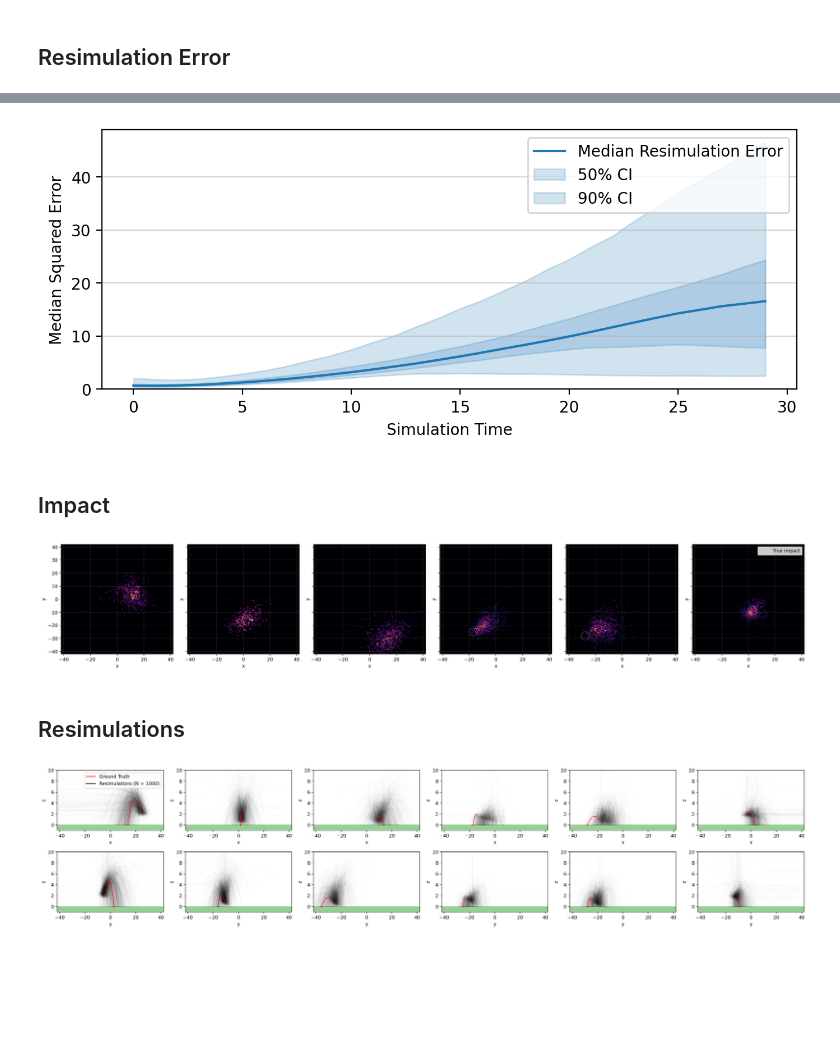
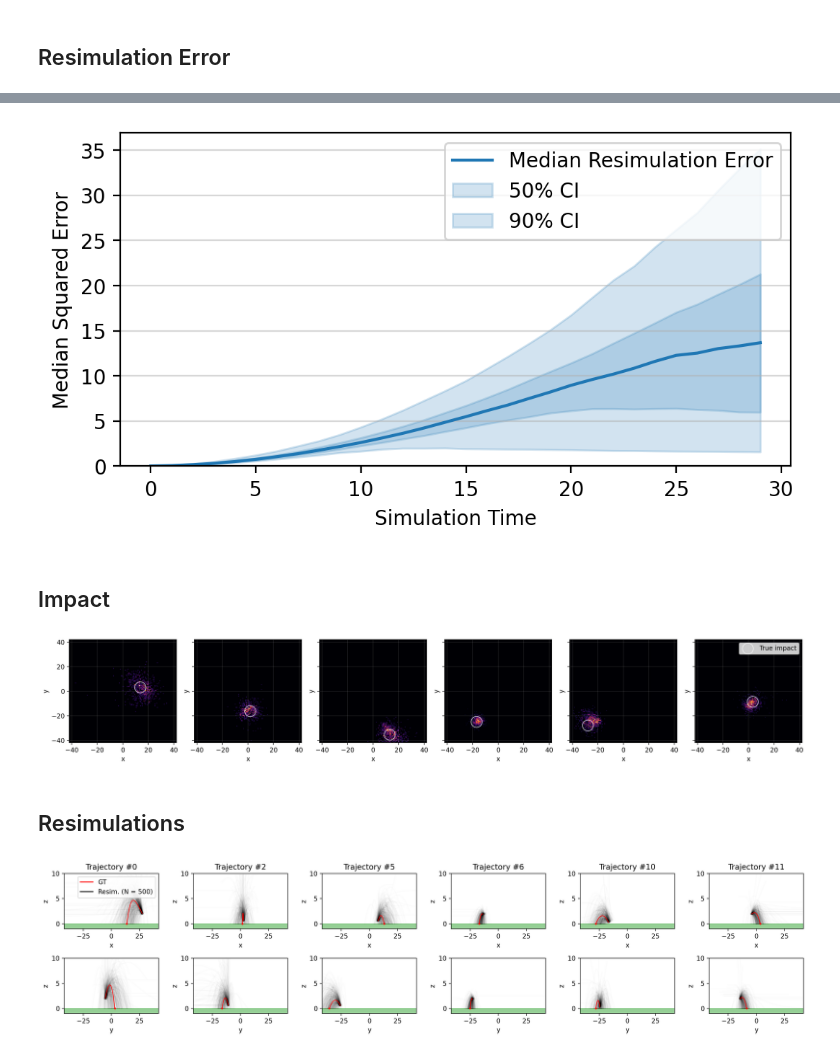
Before and after one commit to psaegert/bcnf, a Jupyter notebook: notebooks/resimulation.ipynb, the cells around one changed output, grey strips where cells are left out. Drawn from its saved outputs; the diff is of its cells as text; code cells hidden in the pictures; blank space fills up the shorter version.

Commit message:
Add trajectory results

```diff
--- a/notebooks/resimulation.ipynb
+++ b/notebooks/resimulation.ipynb
@@ -71,0 +48,13 @@ y_tensor.shape=torch.Size([1000, 19])
+# %%
+# data = load_data(sub_root_path(config['data']['path']).replace('/train', '/test'), verbose=True, keep_output_type='trajectories')
+data = load_data(sub_root_path(config['data']['path']).replace('/train', '/test'), verbose=True, keep_output_type='trajectories')
+
+y, conditions = TrainerDataHandler().get_data_for_training(
+    config,
+    cnf.parameter_index_mapping,
+    dtype=get_data_type(dtype=config["global"]["dtype"]),
+    return_tensor_dataset=False)
+
+print(f'{y.shape=}')
+for condition in conditions:
+    print(f'{condition.shape=}')
@@ -77,21 +69,25 @@ data['g_x'] = np.zeros_like(data['g_z'])
 data['g_y'] = np.zeros_like(data['g_z'])
 # %%
 # https://github.com/scipy/scipy/issues/15940
+# When unexpectedly slow, check if the videos have been loaded instead of trajectories
 X_resimulation = resimulate(
-    model=cnf,
-    T=T,
-    dt=dt,
-    y_hat=None,
-    data_dict=data,
-    X=X_tensor,
+    cnf,
+    T,
+    dt,
+    data,
+    None,
+    *conditions,
     m_samples=1_000,
     batch_size=32,
-    break_on_impact=True
+    break_on_impact=True,
+    n_procs=32
 )
 # %%
 X_resimulation.shape
 # %% [output]
 (1000, 1000, 30, 3)
+# %%
+X = conditions[0].cpu().numpy()
 # %%
 X.shape
 # %% [output]
@@ -127,20 +123,22 @@ axes[1].legend()
+# %%
+STEPS = T / dt
 # %%
 # Show the median resimulation error over simulation time
-fig, ax = plt.subplots(1, 1, figsize=(8, 3), dpi=200)
+fig, ax = plt.subplots(1, 1, figsize=(6, 3), dpi=200)
 
 ax.plot(np.nanmedian(X_errors, axis=0), label='Median Resimulation Error')
 ax.fill_between(np.arange(STEPS), *np.nanpercentile(X_errors, [25, 75], axis=0), alpha=0.2, color='C0', label='50% CI')
 ax.fill_between(np.arange(STEPS), *np.nanpercentile(X_errors, [5, 95], axis=0), alpha=0.2, color='C0', label='90% CI')
 ax.set_ylim(0, None)
 
 ax.set_xlabel('Simulation Time')
 ax.set_ylabel('Median Squared Error')
 ax.legend()
 ax.grid(axis='y', alpha=0.5)
 
 plt.savefig(os.path.join(get_dir('results', f'{MODEL_NAME}', 'figures', create=True), 'resimulation_error.png'), bbox_inches='tight')
 # %% [output]
-[figure, old version]
+[figure, new version]
 # %% [markdown]
 ## Impact
 # %%
@@ -155,13 +153,13 @@ true_impact_indices = np.where(np.diff((X[:, :, -1] > 0).astype(int)) == -1)
 X_val_impact_positions = X[true_impact_indices[0], true_impact_indices[1]]
 # %%
 # Plot a heatmap of X_resimulation[0, impact_indices, :2]
-fig, axes = plt.subplots(1, 6, figsize=(23, 4), sharey=True, dpi=200)
+fig, axes = plt.subplots(1, 6, figsize=(17, 3), sharey=True, dpi=200)
 
 for i, (show_index, ax) in enumerate(zip(true_impact_indices[0], axes)):
     X_val_impact_position = X[show_index, true_impact_indices[1][np.where(true_impact_indices[0] == show_index)[0]][0], :]
 
     ax.hist2d(X_resimulation_impact_positions[show_index][:, 0], X_resimulation_impact_positions[show_index][:, 1], bins=np.linspace(-42, 42, 128), cmap='inferno');
-    ax.scatter(X_val_impact_position[0], X_val_impact_position[1], s=300, marker='o', label='True impact', facecolors='none', edgecolors='white', alpha=0.3);
+    ax.scatter(X_val_impact_position[0], X_val_impact_position[1], s=300, marker='o', label='True impact', facecolors='none', edgecolors='white', alpha=0.8);
     ax.grid(axis='both', alpha=0.2);
     ax.set_xlabel('x');
     ax.set_ylabel('y');
@@ -172,13 +170,13 @@ fig.tight_layout()
 
 plt.savefig(os.path.join(get_dir('results', f'{MODEL_NAME}', 'figures', create=True), 'resimulation_impact_heatmap.png'))
 # %% [output]
-[figure, old version]
+[figure, new version]
 # %% [markdown]
 ## Resimulations
 # %%
-fig, axes = plt.subplots(2, 6, figsize=(23, 5), dpi=200)
+fig, axes = plt.subplots(2, 6, figsize=(17, 4), dpi=200)
 
-n_trajectories = 1000
+n_trajectories = 500
 max_time = 1000
 
 for i, (ax_row, ax_name) in enumerate(zip(axes, ['x', 'y'])):
@@ -192,14 +190,17 @@ for i, (ax_row, ax_name) in enumerate(zip(axes, ['x', 'y'])):
         ax.set_ylabel('z');
         ax.axhspan(-2, 0, alpha=0.5, color='tab:green');
 
+        if i == 0:
+            ax.set_title(f'Trajectory #{show_index}')
+
 
 # Add an additional legend for resimulation with red and black lines
-red_patch = plt.Line2D([0], [0], color='red', label='Ground Truth')
-black_patch = plt.Line2D([0], [0], color='black', label=f'Resimulations (N = {n_trajectories})')
+red_patch = plt.Line2D([0], [0], color='red', label='GT')
+black_patch = plt.Line2D([0], [0], color='black', label=f'Resim. (N = {n_trajectories})')
 axes[0, 0].legend(handles=[red_patch, black_patch], loc='upper right');
 
 fig.tight_layout()
 
 plt.savefig(os.path.join(get_dir('results', f'{MODEL_NAME}', 'figures', create=True), 'resimulation.png'), dpi=200)
 # %% [output]
-[figure, old version]
+[figure, new version]
```
Also changed, not shown: parts of 11 cells of this notebook, 49 other files.
